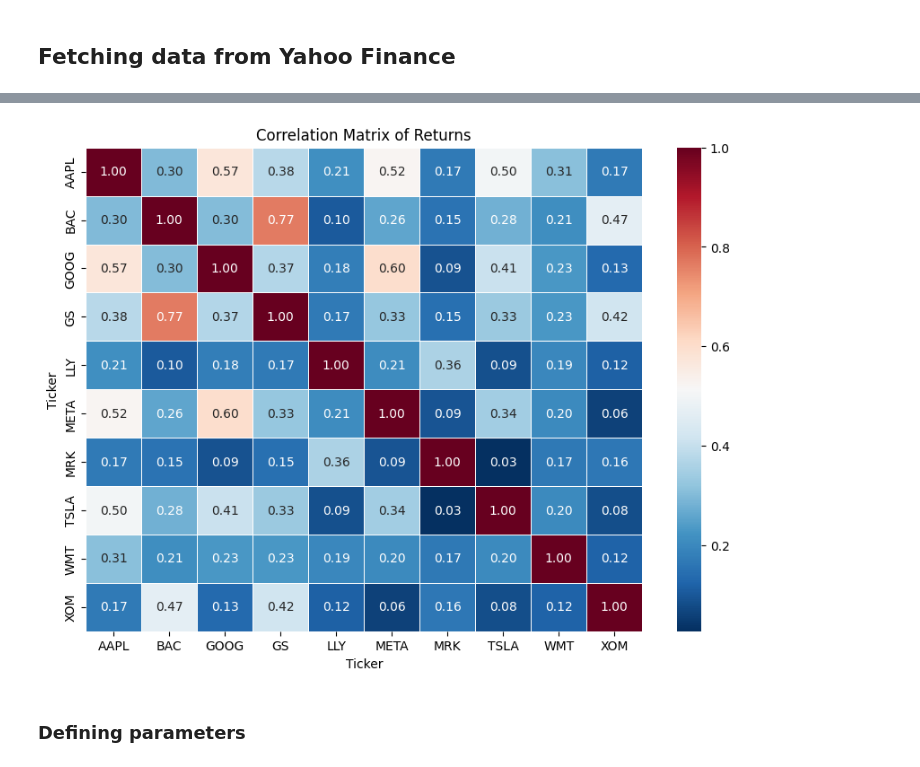
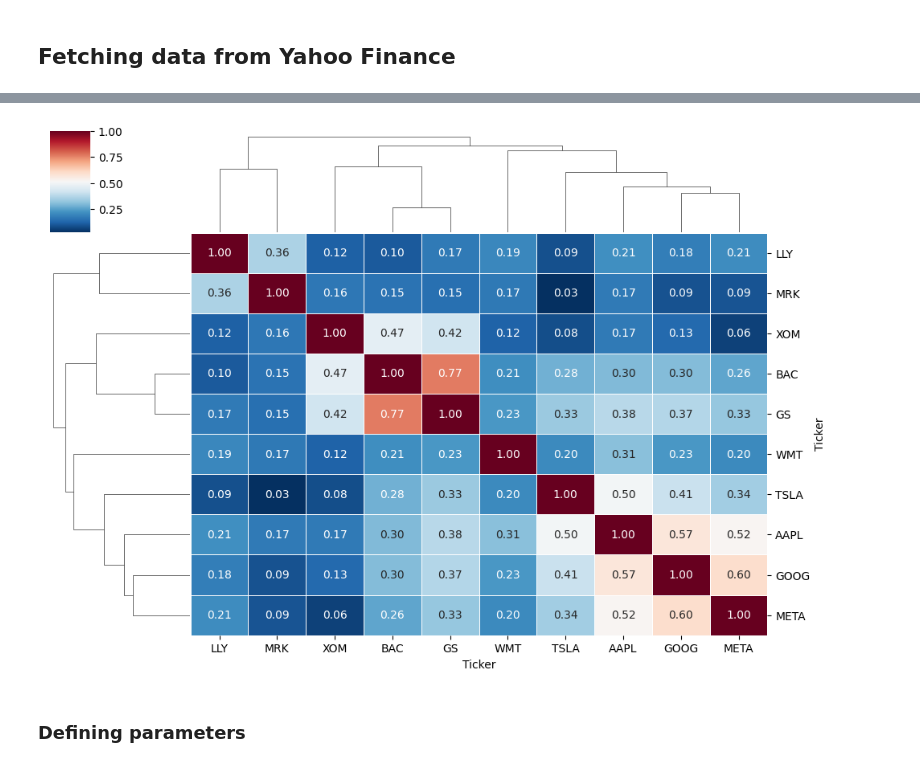
Before and after one commit to Taoufiq-Ouedraogo/Quantitative-Finance, a Jupyter notebook: projects/markowitz_portfolio_opt.ipynb, the cells around one changed output, grey strips where cells are left out. Cells and saved outputs as stored; diff of their text form; code cells hidden in the pictures.

```diff
--- a/projects/markowitz_portfolio_opt.ipynb
+++ b/projects/markowitz_portfolio_opt.ipynb
@@ -160,10 +158,12 @@ fig.show()
 # %%
-plt.figure(figsize=(10, 7))
-sns.heatmap(rets.corr(), annot=True, cmap='RdBu_r', fmt=".2f", linewidths=.5)
-plt.title("Correlation Matrix of Returns")
+sns.clustermap(
+    rets.corr(), annot=True, fmt=".2f", cmap='RdBu_r',
+    linewidths=0.5, figsize=(10, 7),
+)
+#plt.title("Clustered Correlation Matrix of Returns")
 plt.show()
 # %% [output]
-[figure, old version]
+[figure, new version]
 # %% [markdown]
 ### Defining parameters
 # %%
```
Also changed, not shown: parts of 27 cells of this notebook.
